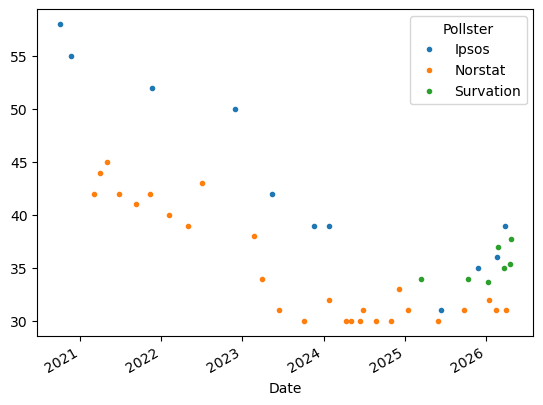
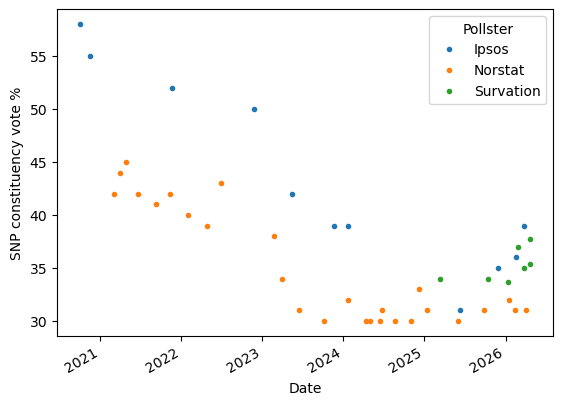
Code edit (unified diff) that turned the first committed figure into the second:
--- before
+++ after
@@ -2,4 +2,4 @@
  [['Date','Pollster','SNP']]
  .pivot(index='Date',columns='Pollster',values='SNP')
- .plot(marker='.',ls='')
+ .plot(marker='.',ls='',ylabel='SNP constituency vote %')
 )

Commit: label all y axes